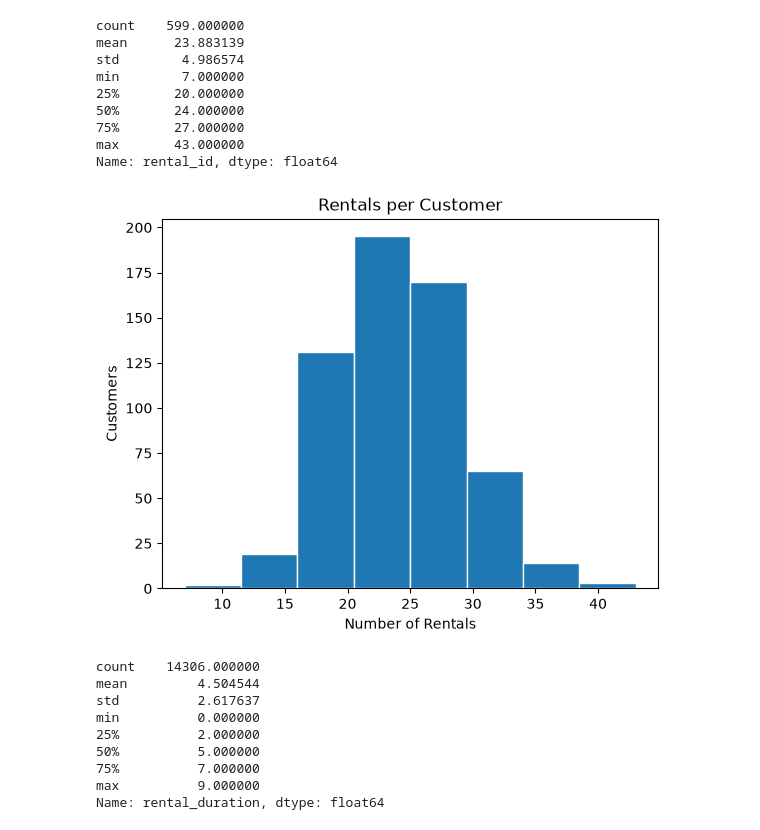
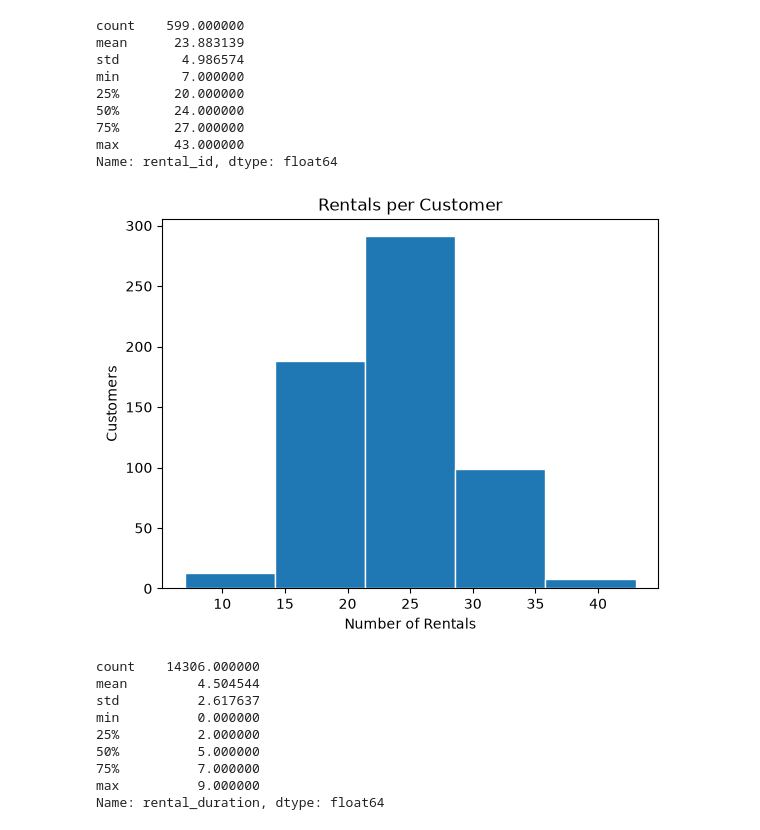
Before and after one commit to abdulk173/film_project, a Jupyter notebook: NEW.ipynb, the cells around one changed output. Drawn from its saved outputs; the diff is of its cells as text; code cells hidden in the pictures.

```diff
--- a/NEW.ipynb
+++ b/NEW.ipynb
@@ -1249,13 +1249,13 @@ min        7.000000
 max       43.000000
 Name: rental_id, dtype: float64
 # %%
-plt.hist(rentals_per_customer, bins=8, edgecolor='white')
+plt.hist(rentals_per_customer, bins=5, edgecolor='white')
 plt.title('Rentals per Customer')
 plt.xlabel('Number of Rentals')
 plt.ylabel('Customers')
 plt.show()
 # %% [output]
-[figure, old version]
+[figure, new version]
 # %%
 #Rental duration
 
```
Also changed, not shown: parts of 2 cells of this notebook, 1 other file.
